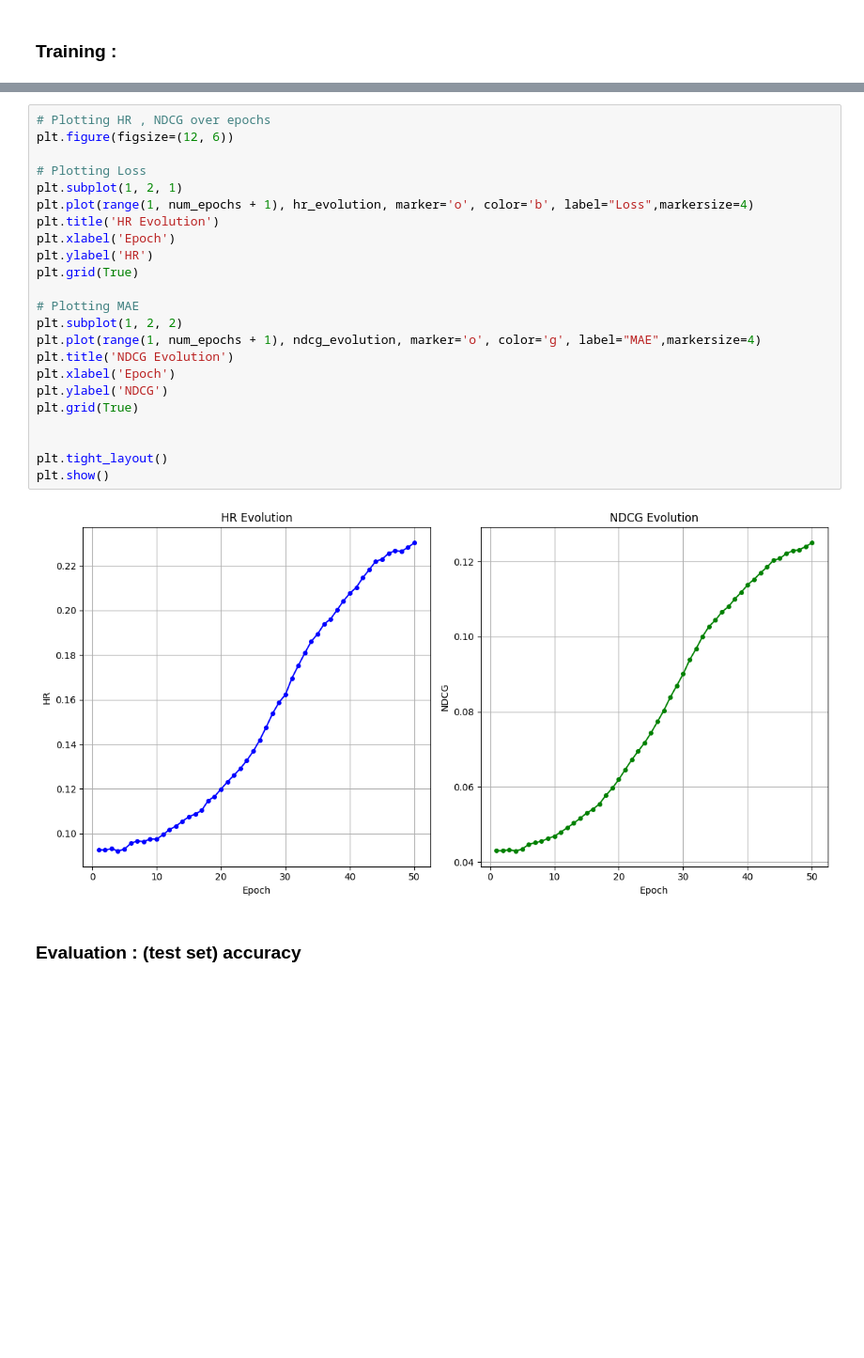
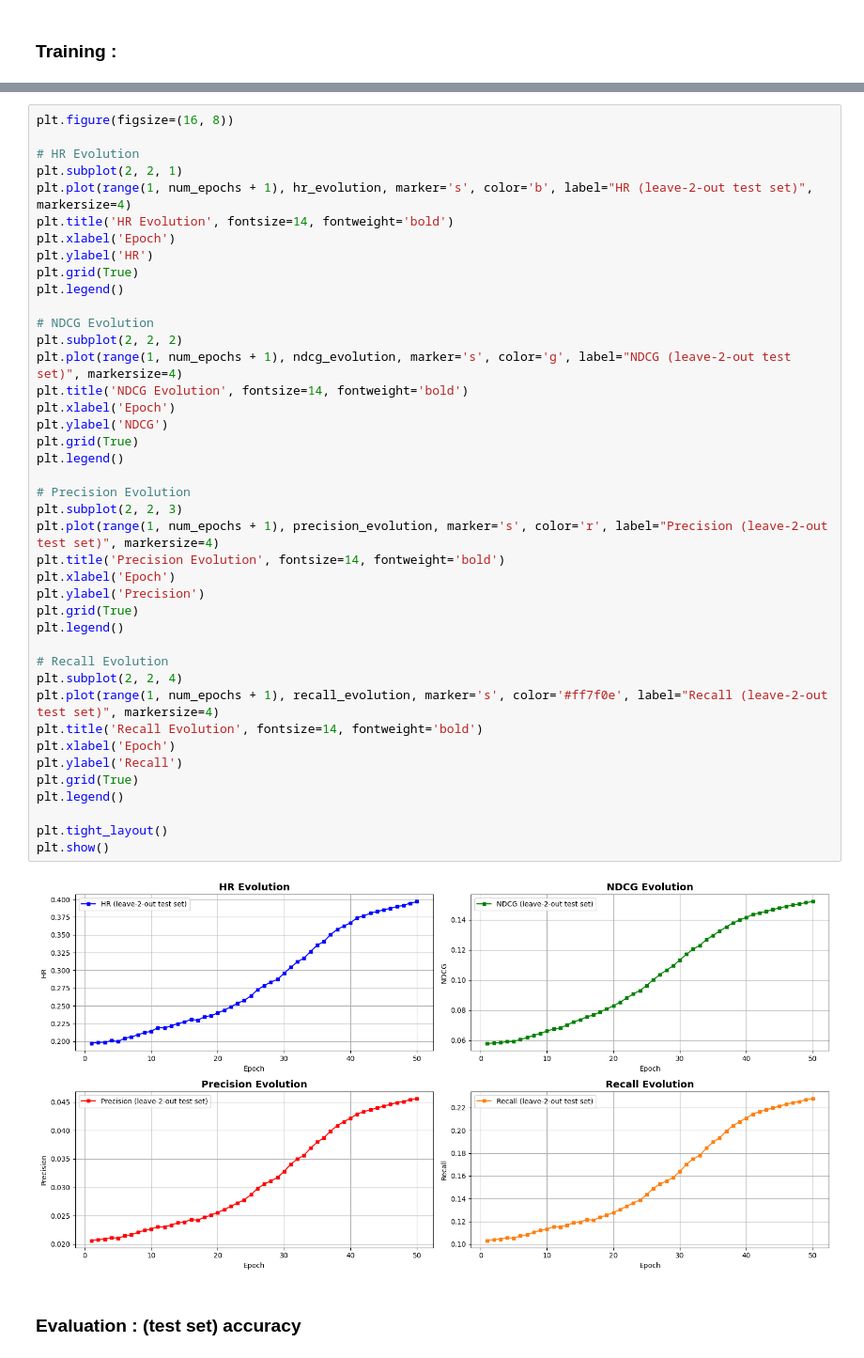
Before and after one commit to arazig/Advanced-ML-project, a Jupyter notebook: Binary_Matrix_Factorization.ipynb, the cells around one changed output, grey strips where cells are left out. Shown: that part at 94% size. Saved outputs shown, nothing was run; the diff lists cells and outputs as text; blank space fills up the shorter version.

Commit message:
binary matrix factorization Stochastic gradient descent leave-2-out 99 negative samples

```diff
--- a/Binary_Matrix_Factorization.ipynb
+++ b/Binary_Matrix_Factorization.ipynb
@@ -533,27 +495,45 @@ plt.show()
 # %%
-# Plotting HR , NDCG over epochs
-plt.figure(figsize=(12, 6))
+plt.figure(figsize=(16, 8))
 
-# Plotting Loss
-plt.subplot(1, 2, 1)
-plt.plot(range(1, num_epochs + 1), hr_evolution, marker='o', color='b', label="Loss",markersize=4)
-plt.title('HR Evolution')
+# HR Evolution
+plt.subplot(2, 2, 1)
+plt.plot(range(1, num_epochs + 1), hr_evolution, marker='s', color='b', label="HR (leave-2-out test set)", markersize=4)
+plt.title('HR Evolution', fontsize=14, fontweight='bold')
 plt.xlabel('Epoch')
 plt.ylabel('HR')
 plt.grid(True)
+plt.legend()
 
-# Plotting MAE
-plt.subplot(1, 2, 2)
-plt.plot(range(1, num_epochs + 1), ndcg_evolution, marker='o', color='g', label="MAE",markersize=4)
-plt.title('NDCG Evolution')
+# NDCG Evolution
+plt.subplot(2, 2, 2)
+plt.plot(range(1, num_epochs + 1), ndcg_evolution, marker='s', color='g', label="NDCG (leave-2-out test set)", markersize=4)
+plt.title('NDCG Evolution', fontsize=14, fontweight='bold')
 plt.xlabel('Epoch')
 plt.ylabel('NDCG')
 plt.grid(True)
+plt.legend()
 
+# Precision Evolution
+plt.subplot(2, 2, 3)
+plt.plot(range(1, num_epochs + 1), precision_evolution, marker='s', color='r', label="Precision (leave-2-out test set)", markersize=4)
+plt.title('Precision Evolution', fontsize=14, fontweight='bold')
+plt.xlabel('Epoch')
+plt.ylabel('Precision')
+plt.grid(True)
+plt.legend()
+
+# Recall Evolution
+plt.subplot(2, 2, 4)
+plt.plot(range(1, num_epochs + 1), recall_evolution, marker='s', color='#ff7f0e', label="Recall (leave-2-out test set)", markersize=4)
+plt.title('Recall Evolution', fontsize=14, fontweight='bold')
+plt.xlabel('Epoch')
+plt.ylabel('Recall')
+plt.grid(True)
+plt.legend()
 
 plt.tight_layout()
 plt.show()
 # %% [output]
-[figure, old version]
+[figure, new version]
 # %% [markdown]
 ### **Evaluation : (test set) accuracy**
```
Also changed, not shown: parts of 6 cells of this notebook, 1 other file.
